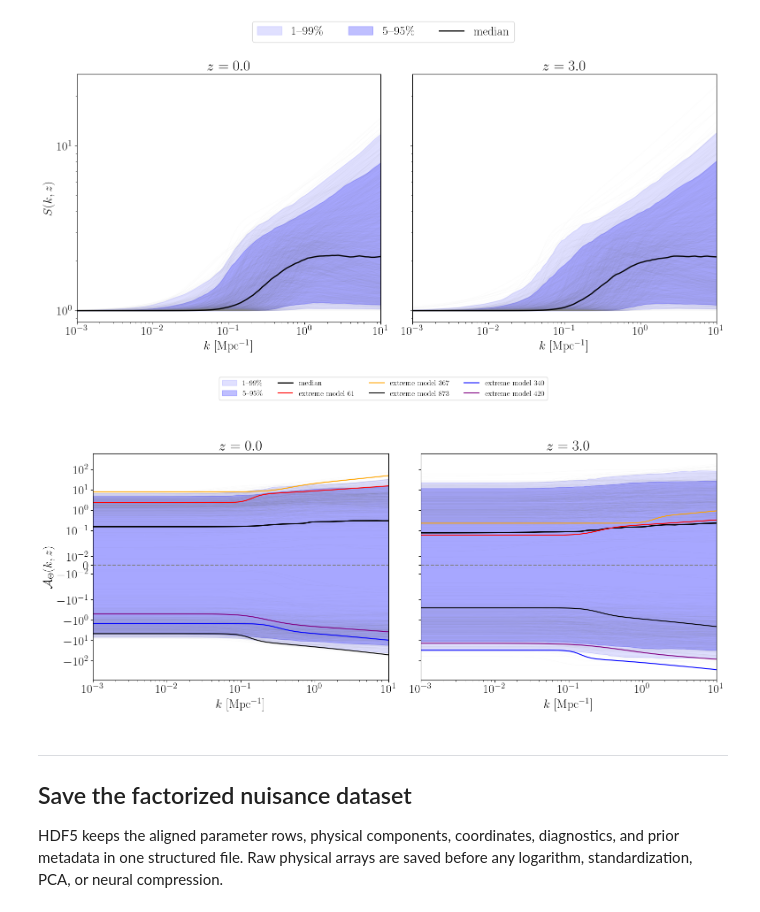
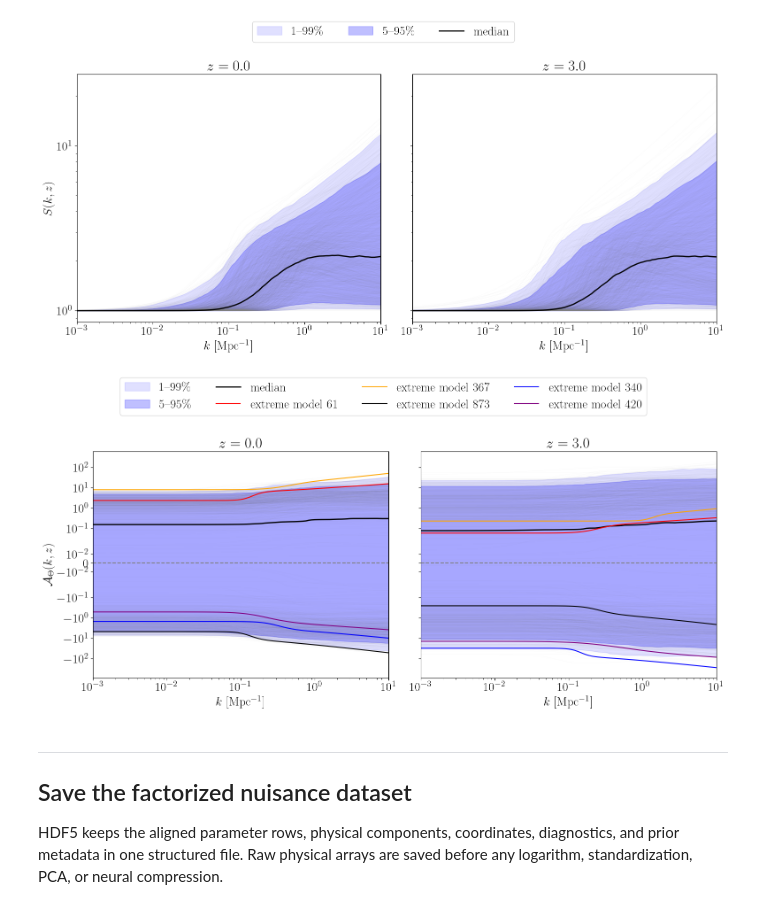
Before and after one commit to CosmoCloudZhang/IAFlowCloud, a Jupyter notebook: Code/SAMPLE.ipynb, the cells around one changed output. Cells and saved outputs as stored; diff of their text form; code cells hidden in the pictures.

```diff
--- a/Code/SAMPLE.ipynb
+++ b/Code/SAMPLE.ipynb
@@ -733,36 +733,35 @@ for panel_index, (plot, redshift_index) in enumerate(zip(plots, endpoint_indices
         plot.plot(
             k_training,
             A_theta_samples[model_index, redshift_index],
             color=colour,
             linewidth=1.5,
             label=label,
             rasterized=True,
         )
 
     plot.set_xscale("log")
     plot.set_xlim(10**logk1, 10**logk2)
     set_signed_amplitude_scale(
         plot,
         A_theta_samples[:, redshift_index, :],
         linear_threshold=common_linear_threshold,
     )
     plot.set_xlabel(r"$k$ [Mpc$^{-1}$]")
     plot.set_title(rf"$z={z_training[redshift_index]:.1f}$")
 
 plots[0].set_ylabel(r"$\mathcal A_\Theta(k,z)$")
 legend_handles, legend_labels = plots[0].get_legend_handles_labels()
 figure.legend(
     legend_handles,
     legend_labels,
     loc="upper center",
     bbox_to_anchor=(0.5, 0.99),
-    ncols=4,
-    fontsize=12,
+    ncols=4
 )
 figure.tight_layout(rect=(0.0, 0.0, 1.0, 0.84))
 figure.savefig(figure_path / "Model_Amplitude_Ensemble.pdf", dpi=512, bbox_inches="tight")
 # %% [output]
-[figure, old version]
+[figure, new version]
 # %% [markdown]
 ---
 
```
Also changed, not shown: parts of 1 cell of this notebook.
